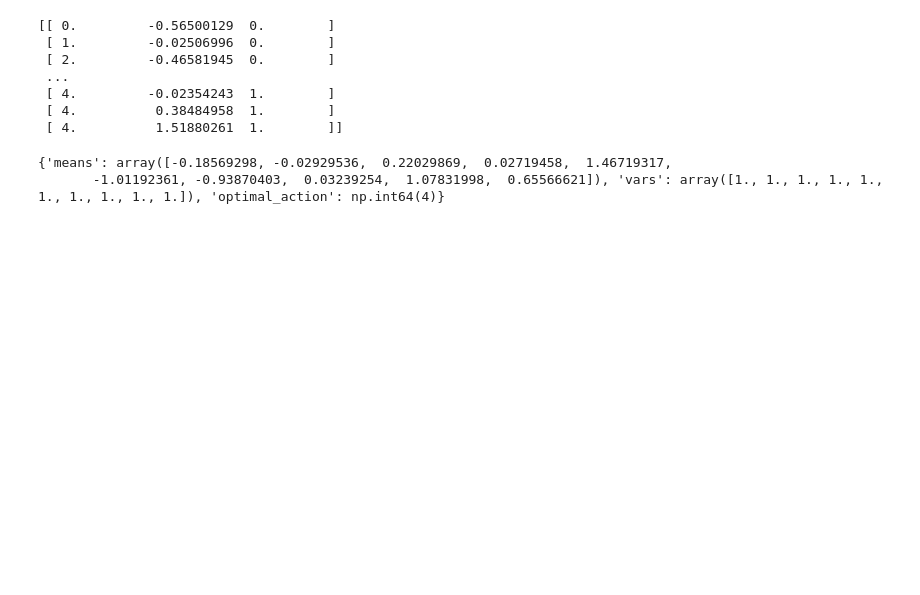
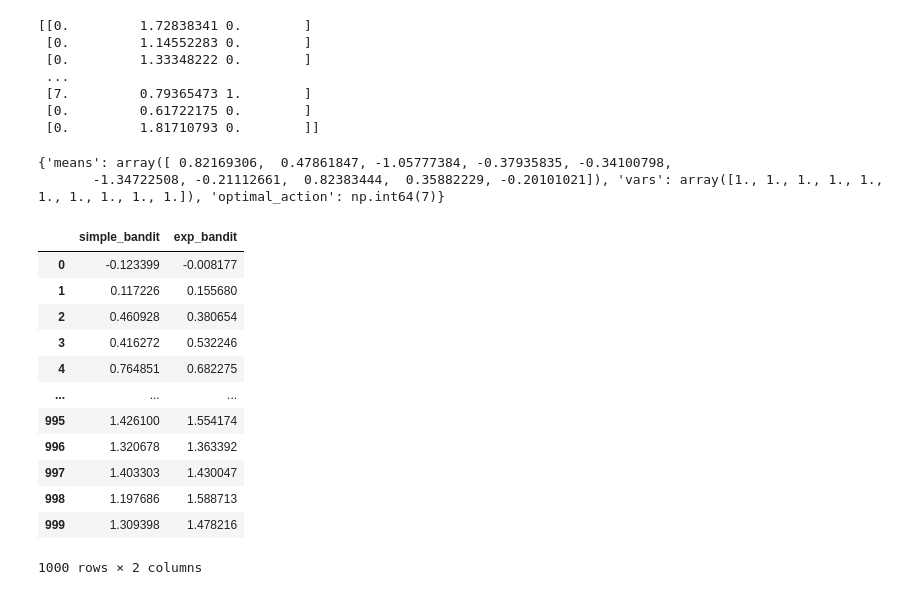
Before and after one commit to mdvogan/reinforcement-learning, a Jupyter notebook: multi-armed-bandits/multi-armed-bandit-simulations.ipynb, the cells around one changed output. Saved outputs shown, nothing was run; the diff lists cells and outputs as text; code cells hidden in the pictures; blank space fills up the shorter version.

```diff
--- a/multi-armed-bandits/multi-armed-bandit-simulations.ipynb
+++ b/multi-armed-bandits/multi-armed-bandit-simulations.ipynb
@@ -12,19 +15,23 @@ simple_bandit_agent = SimpleBandit(n_arms, np.ones(n_arms)*0, 0.1)
 testbed = TestBed(n_arms)
 # %%
-action_log, testbed_log = bandit_simulation(simple_bandit_agent, testbed, time_steps = 1000, epochs = 200)
+# Run agents
+agent_output = {}
+for agent in agent_dict.keys():
+    action_log, testbed_log = bandit_simulation(agent_dict[agent], testbed, time_steps = 1000, epochs = 200)
+    agent_output[agent] = {'action_log': action_log, 'testbed_log': testbed_log}
 
-print(action_log[0])
+print(agent_output['simple_bandit']['action_log'][0])
 # %% [output]
-[[ 0.         -0.56500129  0.        ]
- [ 1.         -0.02506996  0.        ]
- [ 2.         -0.46581945  0.        ]
+[[0.         1.72838341 0.        ]
+ [0.         1.14552283 0.        ]
+ [0.         1.33348222 0.        ]
  ...
- [ 4.         -0.02354243  1.        ]
- [ 4.          0.38484958  1.        ]
- [ 4.          1.51880261  1.        ]]
+ [7.         0.79365473 1.        ]
+ [0.         0.61722175 0.        ]
+ [0.         1.81710793 0.        ]]
 # %%
-print(testbed_log[0])
+print(agent_output['simple_bandit']['testbed_log'][0])
 # %% [output]
-{'means': array([-0.18569298, -0.02929536,  0.22029869,  0.02719458,  1.46719317,
-       -1.01192361, -0.93870403,  0.03239254,  1.07831998,  0.65566621]), 'vars': array([1., 1., 1., 1., 1., 1., 1., 1., 1., 1.]), 'optimal_action': np.int64(4)}
+{'means': array([ 0.82169306,  0.47861847, -1.05777384, -0.37935835, -0.34100798,
+       -1.34722508, -0.21112661,  0.82383444,  0.35882229, -0.20101021]), 'vars': array([1., 1., 1., 1., 1., 1., 1., 1., 1., 1.]), 'optimal_action': np.int64(7)}
 # %%
@@ -32 +40,25 @@ avg_reward = np.average(action_log[:, :, 1], axis = 0)
+# %%
+avg_agent_rewards = []
+
+for agent in agent_dict.keys():
+    avg_agent_rewards.append(pd.Series(np.mean(agent_output[agent]['action_log'][:, :, 1], axis = 0)))
+
+df = pd.concat(avg_agent_rewards, axis=1)
+df.columns = agent_dict.keys()
+
+df
+# %% [output]
+|  | simple_bandit | exp_bandit |
+| 0 | -0.123399 | -0.008177 |
+| 1 | 0.117226 | 0.155680 |
+| 2 | 0.460928 | 0.380654 |
+| 3 | 0.416272 | 0.532246 |
+| 4 | 0.764851 | 0.682275 |
+| ... | ... | ... |
+| 995 | 1.426100 | 1.554174 |
+| 996 | 1.320678 | 1.363392 |
+| 997 | 1.403303 | 1.430047 |
+| 998 | 1.197686 | 1.588713 |
+| 999 | 1.309398 | 1.478216 |
+1000 rows × 2 columns
 # %%
```
Also changed, not shown: parts of 4 cells of this notebook.
